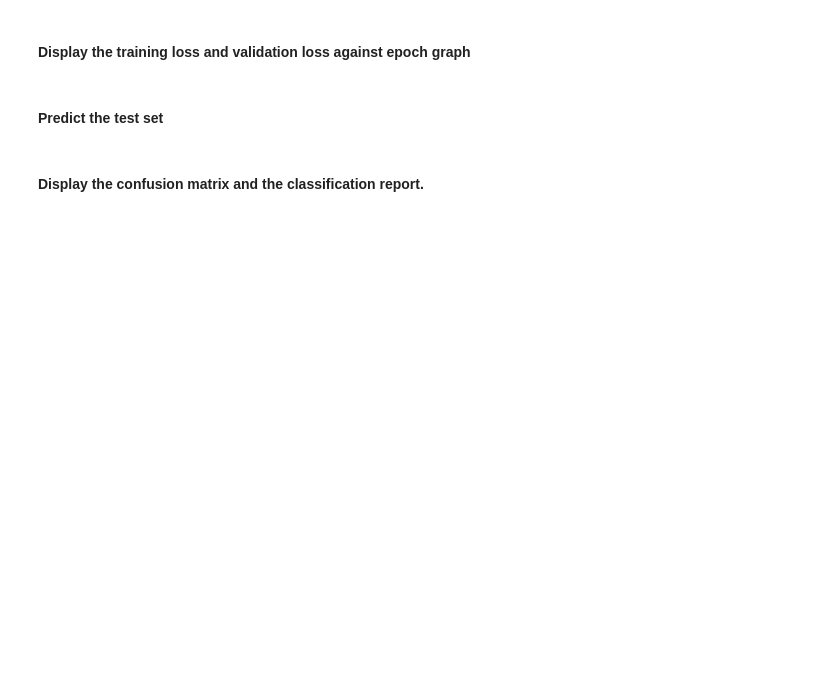
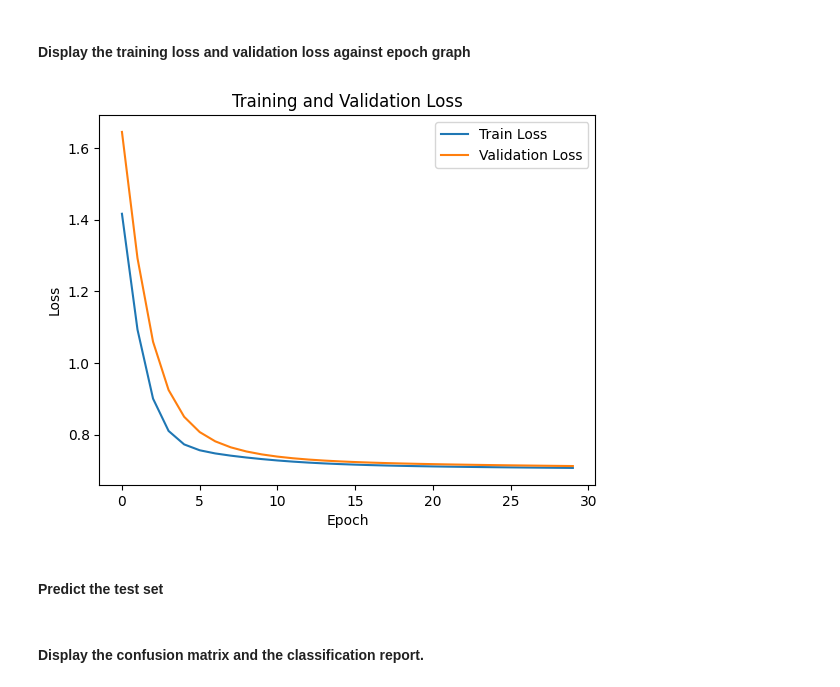
Before and after one commit to koayck/CPC251-TensorFlow-GradientDescent-NN, a Jupyter notebook: weight_estimation.ipynb, the cells around one changed output. Saved outputs shown, nothing was run; the diff lists cells and outputs as text; code cells hidden in the pictures; blank space fills up the shorter version.

Commit message:
improve training loop, display train and valid loss against epoch graph, make prediction and evaluate performance

```diff
--- a/weight_estimation.ipynb
+++ b/weight_estimation.ipynb
@@ -54,48 +65,56 @@ def loss_fn(y_true, y_pred):
 # %%
 def sigmoid(weighted_sum):
     """
+
     This function calculates the sigmoid function.
 
     Parameters: weighted_sum (float): The weighted sum of inputs.
 
     Returns: result (float): The result of the sigmoid function.
+
     """
+
     result = 1 / (1 + tf.exp(-weighted_sum))
     return result
 
 
 def relu(weighted_sum):
     """
+
     This function calculates the ReLU function.
 
     Parameters: weighted_sum (float): The weighted sum of the inputs and weights.
 
     Returns: result (float): The result of the ReLU function.
+
     """
+
     return tf.maximum(0.0, weighted_sum)
 
 
 # feedforward neural network (FNN)
 def forward(inputs, weights, biases):
     """
+
     This function calculates the forward pass (predicts the label).
 
     Parameters: inputs (list): The input features, weights (list): The weights of the neural network.
 
     Returns: prediction (float): The predicted label.
+
     """
 
-    weighted_sum_input = np.dot(weights["w_hidden"], inputs) + biases["b_hidden"]
+    weighted_sum_input = tf.matmul(inputs, weights["w_hidden"], False, True) + biases["b_hidden"]
     # print("weightedsuminput: ", weighted_sum_input)
     output_hidden_activation = relu(weighted_sum_input)
     # print("hiddenactivation: ", output_hidden_activation)
 
-    weighted_sum_activation = tf.reduce_sum(tf.multiply(weights["w_output"], output_hidden_activation)) + biases["b_output"]
+    weighted_sum_activation = tf.matmul(output_hidden_activation, weights["w_output"], False, True) + biases["b_output"]
     # print("weightedsumactivation: ", weighted_sum_activation)
     prediction = sigmoid(weighted_sum_activation)
     # print("prediction:", prediction)
 
-    return prediction, weighted_sum_activation, output_hidden_activation, weighted_sum_input
+    return prediction
 # %% [markdown]
 #### Define function for model training
 Display the training and validation loss values for each epoch of the training loop. The displayed value must be in 6 decimal places.<br>
@@ -286,14 +223,16 @@ biases = {
   "b_output": tf.Variable(np.random.randn(1)),  # Bias vector for output layer
 }
 
-learning_rate = tf.constant(0.01)
+learning_rate = tf.constant(0.01, dtype=tf.float64)
 # %% [markdown]
 #### Split the dataset
 The ratio of training and test is 7:1:2.
 # %%
-# Split the given dataset into three training, validation and test with a ratio of 7:1:2.
-ds_shuffle = tf.random.shuffle(ds_tf, seed=42)
-train_data, valid_data, test_data = ds_shuffle[:700], ds_shuffle[700:800], ds_shuffle[800:]
+ds_shuffle = tf.random.shuffle(ds_tf, seed=42) # shuffle the dataset
+train_size = int(0.7 * len(ds))
+valid_size = int(0.1 * len(ds))
+test_size = int(0.2 * len(ds))
+train_data, valid_data, test_data = ds_shuffle[:train_size], ds_shuffle[train_size:train_size + valid_size], ds_shuffle[train_size + valid_size:]
 
 x_train, y_train = train_data[:, :-1], train_data[:, -1]
 x_valid, y_valid = valid_data[:, :-1], valid_data[:, -1]
@@ -308,8 +247,5 @@ norm_x_test = (x_test - tf.reduce_mean(x_test, axis=0)) / tf.math.reduce_std(x_t
 #### Train the model
 # %%
 # Train the model
-weights, biases, train_losses = fit(norm_x_train, y_train, weights, biases, learning_rate, 10)
-
-# Validate the model
-_,_, valid_losses = fit(norm_x_valid, y_valid, weights, biases, learning_rate, 10)
+train_losses, valid_losses = fit(norm_x_train, y_train, norm_x_valid, y_valid, weights, biases, learning_rate, 30)
 # %% [output]
@@ -318,6 +269,14 @@ KeyboardInterrupt:
 # %% [markdown]
 #### Display the training loss and validation loss against epoch graph
 # %%
-# display training loss and validation loss against epoch graph
+plt.plot(train_losses, label="Train Loss")
+plt.plot(valid_losses, label="Validation Loss")
+plt.title("Training and Validation Loss")
+plt.xlabel("Epoch")
+plt.ylabel("Loss")
+plt.legend()
+plt.show()
+# %% [output]
+[figure, added]
 # %% [markdown]
 #### Predict the test set
```
Also changed, not shown: parts of 8 cells of this notebook.
